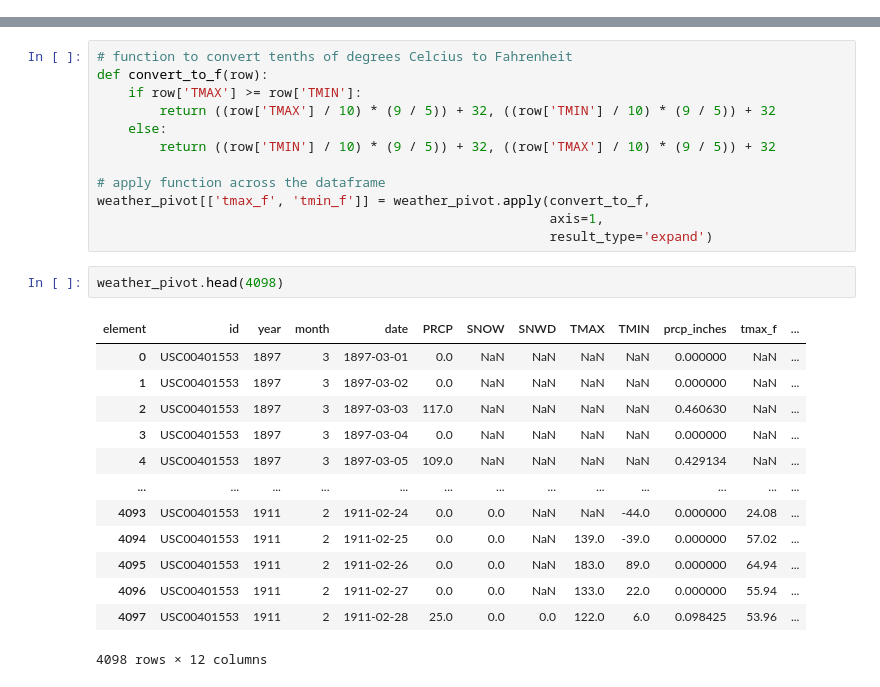
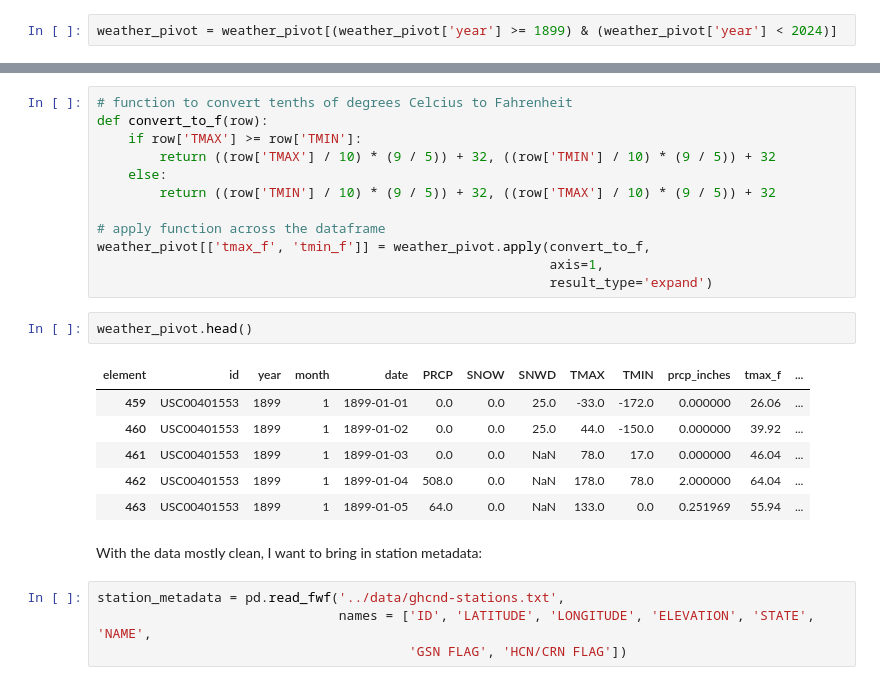
Before and after one commit to tfwhitesell/meteorological_mysteries, a Jupyter notebook: notebooks/01_data_cleaning.ipynb, the cells around one changed output, grey strips where cells are left out. Cells and saved outputs as stored; diff of their text form.

Commit message:
read in station metadata

```diff
--- a/notebooks/01_data_cleaning.ipynb
+++ b/notebooks/01_data_cleaning.ipynb
@@ -227,6 +227,8 @@ Part of the benefit of using stations in relatively close proximity is to help f
 For handling mostly complete stations with a measurement missing here and there: I could take an average of the day before and the day after (at least with temperature) or just not consider nulls at all since I'll have data from several stations.
 
 I'll need to do more detailed analysis to see if the snow data is complete enough to be useful. It is one of the core observations but there will necessarily be less data than temperature or general precipitation. My assumption is that this measurement will be more accurate for later time periods while precipitation and temperature should be fairly reliable even early in the time period covered by this data.
+# %%
+weather_pivot = weather_pivot[(weather_pivot['year'] >= 1899) & (weather_pivot['year'] < 2024)]
 # %% [markdown]
 Converting measurements to standard:
 - PRCP from tenths of mm to cm (inches might be better since it's standard in the US)
@@ -255,18 +257,17 @@ weather_pivot[['tmax_f', 'tmin_f']] = weather_pivot.apply(convert_to_f,
                                                           axis=1,
                                                           result_type='expand')
 # %%
-weather_pivot.head(4098)
+weather_pivot.head()
 # %% [output]
 | element | id | year | month | date | PRCP | SNOW | SNWD | TMAX | TMIN | prcp_inches | tmax_f | ... |
-| 0 | USC00401553 | 1897 | 3 | 1897-03-01 | 0.0 | NaN | NaN | NaN | NaN | 0.000000 | NaN | ... |
-| 1 | USC00401553 | 1897 | 3 | 1897-03-02 | 0.0 | NaN | NaN | NaN | NaN | 0.000000 | NaN | ... |
-| 2 | USC00401553 | 1897 | 3 | 1897-03-03 | 117.0 | NaN | NaN | NaN | NaN | 0.460630 | NaN | ... |
-| 3 | USC00401553 | 1897 | 3 | 1897-03-04 | 0.0 | NaN | NaN | NaN | NaN | 0.000000 | NaN | ... |
-| 4 | USC00401553 | 1897 | 3 | 1897-03-05 | 109.0 | NaN | NaN | NaN | NaN | 0.429134 | NaN | ... |
-| ... | ... | ... | ... | ... | ... | ... | ... | ... | ... | ... | ... | ... |
-| 4093 | USC00401553 | 1911 | 2 | 1911-02-24 | 0.0 | 0.0 | NaN | NaN | -44.0 | 0.000000 | 24.08 | ... |
-| 4094 | USC00401553 | 1911 | 2 | 1911-02-25 | 0.0 | 0.0 | NaN | 139.0 | -39.0 | 0.000000 | 57.02 | ... |
-| 4095 | USC00401553 | 1911 | 2 | 1911-02-26 | 0.0 | 0.0 | NaN | 183.0 | 89.0 | 0.000000 | 64.94 | ... |
-| 4096 | USC00401553 | 1911 | 2 | 1911-02-27 | 0.0 | 0.0 | NaN | 133.0 | 22.0 | 0.000000 | 55.94 | ... |
-| 4097 | USC00401553 | 1911 | 2 | 1911-02-28 | 25.0 | 0.0 | 0.0 | 122.0 | 6.0 | 0.098425 | 53.96 | ... |
+| 459 | USC00401553 | 1899 | 1 | 1899-01-01 | 0.0 | 0.0 | 25.0 | -33.0 | -172.0 | 0.000000 | 26.06 | ... |
+| 460 | USC00401553 | 1899 | 1 | 1899-01-02 | 0.0 | 0.0 | 25.0 | 44.0 | -150.0 | 0.000000 | 39.92 | ... |
+| 461 | USC00401553 | 1899 | 1 | 1899-01-03 | 0.0 | 0.0 | NaN | 78.0 | 17.0 | 0.000000 | 46.04 | ... |
+| 462 | USC00401553 | 1899 | 1 | 1899-01-04 | 508.0 | 0.0 | NaN | 178.0 | 78.0 | 2.000000 | 64.04 | ... |
+| 463 | USC00401553 | 1899 | 1 | 1899-01-05 | 64.0 | 0.0 | NaN | 133.0 | 0.0 | 0.251969 | 55.94 | ... |
-4098 rows × 12 columns
+# %% [markdown]
+With the data mostly clean, I want to bring in station metadata:
+# %%
+station_metadata = pd.read_fwf('../data/ghcnd-stations.txt',
+                               names = ['ID', 'LATITUDE', 'LONGITUDE', 'ELEVATION', 'STATE', 'NAME',
+                                        'GSN FLAG', 'HCN/CRN FLAG'])
```
Also changed, not shown: parts of 3 cells of this notebook.
